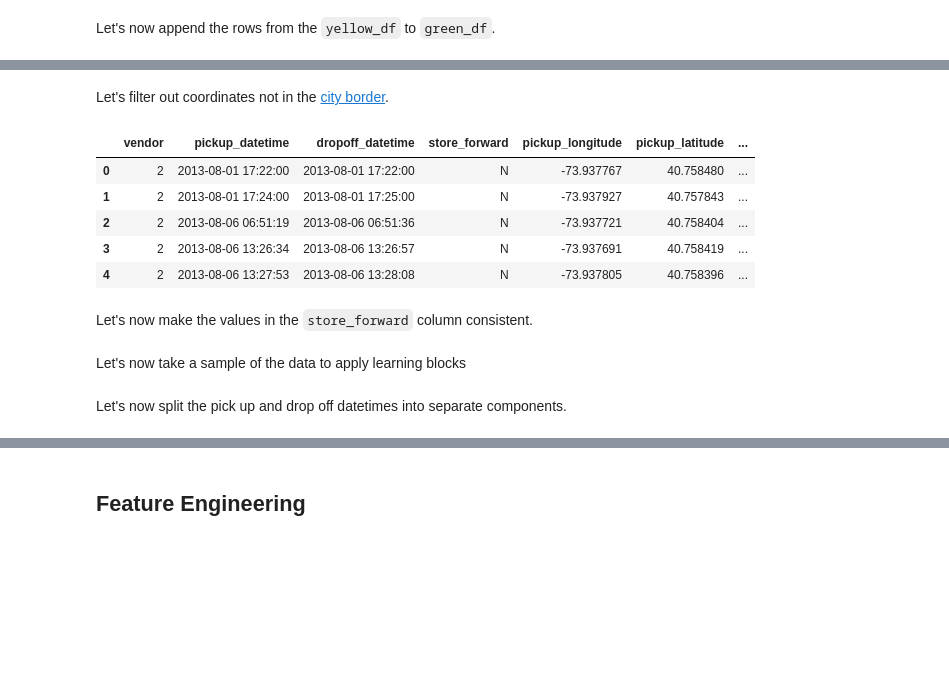
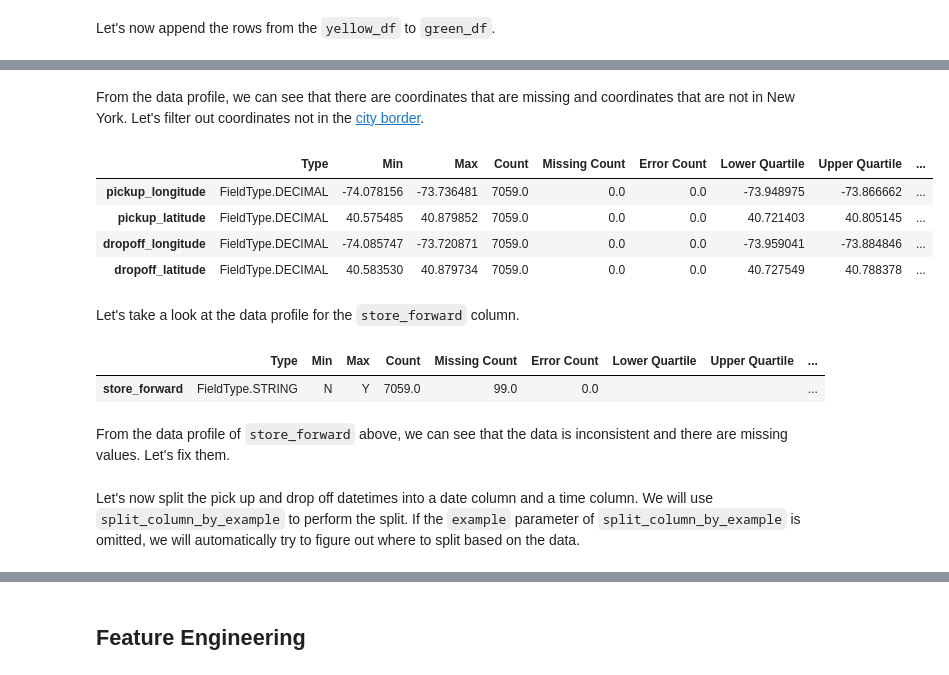
Before and after one commit to codybushnell/AMLDataPrepDocs, a Jupyter notebook: Scenarios/NYTaxiCab/01.new_york_taxi.ipynb, the cells around one changed output, grey strips where cells are left out. Drawn from its saved outputs; the diff is of its cells as text; code cells hidden in the pictures; blank space fills up the shorter version.

Commit message:
Update New York Taxi scenario notebooks.

```diff
--- a/Scenarios/NYTaxiCab/01.new_york_taxi.ipynb
+++ b/Scenarios/NYTaxiCab/01.new_york_taxi.ipynb
@@ -23,7 +22,6 @@ pd.set_option('display.max_columns', None)
 
 cache_location = mkdtemp()
 dataset_root = "https://dprepdata.blob.core.windows.net/demo"
-output_root = mkdtemp()
 package_path = path.join(mkdtemp(), "new_york_taxi.dprep")
 
 green_path = "/".join([dataset_root, "green-small/*"])
@@ -33,7 +31,7 @@ print("Retrieving data from the following two sources:")
 print(green_path)
 print(yellow_path)
 
-green_df = dprep.read_csv(path=green_path, header=dprep.PromoteHeadersMode.UNGROUPED)
+green_df = dprep.read_csv(path=green_path, header=dprep.PromoteHeadersMode.GROUPED)
 yellow_df = dprep.smart_read_file(path=yellow_path)
 
 display(green_df.head(5))
@@ -138,4 +136,4 @@ yellow_df = tmp_df
 # %% [markdown]
 Let's now append the rows from the `yellow_df` to `green_df`.
 # %%
-orig_combined_df = green_df.append_rows(other_activities=[yellow_df])
+combined_df = green_df.append_rows(other_activities=[yellow_df])
@@ -141,0 +142,12 @@ orig_combined_df = green_df.append_rows(other_activities=[yellow_df])
+# %%
+decimal_type = dprep.TypeConverter(data_type=dprep.FieldType.DECIMAL)
+combined_df = combined_df.set_column_types(type_conversions={
+    "pickup_longitude": decimal_type,
+    "pickup_latitude": decimal_type,
+    "dropoff_longitude": decimal_type,
+    "dropoff_latitude": decimal_type
+})
+combined_df.keep_columns(columns=[
+    "pickup_longitude", "pickup_latitude",
+    "dropoff_longitude", "dropoff_latitude"
+]).get_profile()
@@ -142,26 +160,28 @@ orig_combined_df = green_df.append_rows(other_activities=[yellow_df])
 # %% [markdown]
-Let's filter out coordinates not in the [city border](https://mapmakerapp.com?map=5b60a055a191245990310739f658).
+From the data profile, we can see that there are coordinates that are missing and coordinates that are not in New York. Let's filter out coordinates not in the [city border](https://mapmakerapp.com?map=5b60a055a191245990310739f658).
 # %%
-decimal_type = dprep.TypeConverter(data_type=dprep.FieldType.DECIMAL)
-
-combined_df = (orig_combined_df
-    .set_column_types(type_conversions={
-        "pickup_longitude": decimal_type,
-        "pickup_latitude": decimal_type,
-        "dropoff_longitude": decimal_type,
-        "dropoff_latitude": decimal_type
-    })
+tmp_df = (combined_df
+    .drop_nulls(
+        columns=["pickup_longitude", "pickup_latitude", "dropoff_longitude", "dropoff_latitude"],
+        column_relationship=dprep.ColumnRelationship(dprep.ColumnRelationship.ANY)
+    )
     .filter(dprep.f_and(
         dprep.col("pickup_longitude") <= -73.72,
         dprep.col("pickup_longitude") >= -74.09,
         dprep.col("pickup_latitude") <= 40.88,
-        dprep.col("pickup_latitude") >= 40.53
+        dprep.col("pickup_latitude") >= 40.53,
+        dprep.col("dropoff_longitude") <= -73.72,
+        dprep.col("dropoff_longitude") >= -74.09,
+        dprep.col("dropoff_latitude") <= 40.88,
+        dprep.col("dropoff_latitude") >= 40.53
     )))
-combined_df.head(5)
+tmp_df.keep_columns(columns=[
+    "pickup_longitude", "pickup_latitude",
+    "dropoff_longitude", "dropoff_latitude"
+]).get_profile()
 # %% [output]
-|  | vendor | pickup_datetime | dropoff_datetime | store_forward | pickup_longitude | pickup_latitude | ... |
-| 0 | 2 | 2013-08-01 17:22:00 | 2013-08-01 17:22:00 | N | -73.937767 | 40.758480 | ... |
-| 1 | 2 | 2013-08-01 17:24:00 | 2013-08-01 17:25:00 | N | -73.937927 | 40.757843 | ... |
-| 2 | 2 | 2013-08-06 06:51:19 | 2013-08-06 06:51:36 | N | -73.937721 | 40.758404 | ... |
-| 3 | 2 | 2013-08-06 13:26:34 | 2013-08-06 13:26:57 | N | -73.937691 | 40.758419 | ... |
-| 4 | 2 | 2013-08-06 13:27:53 | 2013-08-06 13:28:08 | N | -73.937805 | 40.758396 | ... |
+|  | Type | Min | Max | Count | Missing Count | Error Count | Lower Quartile | Upper Quartile | ... |
+| pickup_longitude | FieldType.DECIMAL | -74.078156 | -73.736481 | 7059.0 | 0.0 | 0.0 | -73.948975 | -73.866662 | ... |
+| pickup_latitude | FieldType.DECIMAL | 40.575485 | 40.879852 | 7059.0 | 0.0 | 0.0 | 40.721403 | 40.805145 | ... |
+| dropoff_longitude | FieldType.DECIMAL | -74.085747 | -73.720871 | 7059.0 | 0.0 | 0.0 | -73.959041 | -73.884846 | ... |
+| dropoff_latitude | FieldType.DECIMAL | 40.583530 | 40.879734 | 7059.0 | 0.0 | 0.0 | 40.727549 | 40.788378 | ... |
@@ -168,3 +190,10 @@ combined_df.head(5)
 # %% [markdown]
-Let's now make the values in the `store_forward` column consistent.
+Let's take a look at the data profile for the `store_forward` column.
+# %%
+combined_df.keep_columns(columns='store_forward').get_profile()
+# %% [output]
+|  | Type | Min | Max | Count | Missing Count | Error Count | Lower Quartile | Upper Quartile | ... |
+| store_forward | FieldType.STRING | N | Y | 7059.0 | 99.0 | 0.0 |  |  | ... |
+# %% [markdown]
+From the data profile of `store_forward` above, we can see that the data is inconsistent and there are missing values. Let's fix them.
 # %%
@@ -172,2 +200,0 @@ combined_df = combined_df.replace(columns="store_forward", find="None", replace_
-# %% [markdown]
-Let's now take a sample of the data to apply learning blocks
@@ -176,3 +201,3 @@ sample_df = combined_df.take_sample(probability=0.1)
-# %% [markdown]
-Let's now split the pick up and drop off datetimes into separate components.
+# %% [markdown]
+Let's now split the pick up and drop off datetimes into a date column and a time column. We will use `split_column_by_example` to perform the split. If the `example` parameter of `split_column_by_example` is omitted, we will automatically try to figure out where to split based on the data.
 # %%
```
Also changed, not shown: parts of 25 cells of this notebook, 1 other file.
